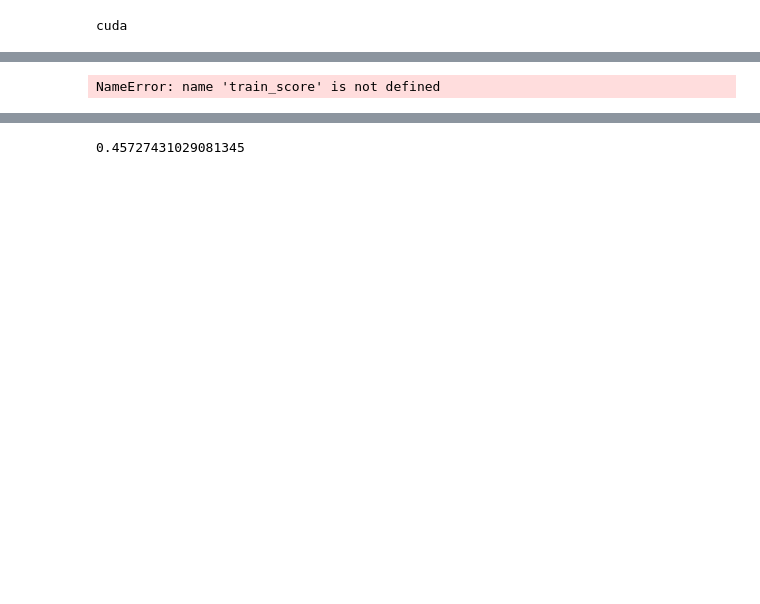
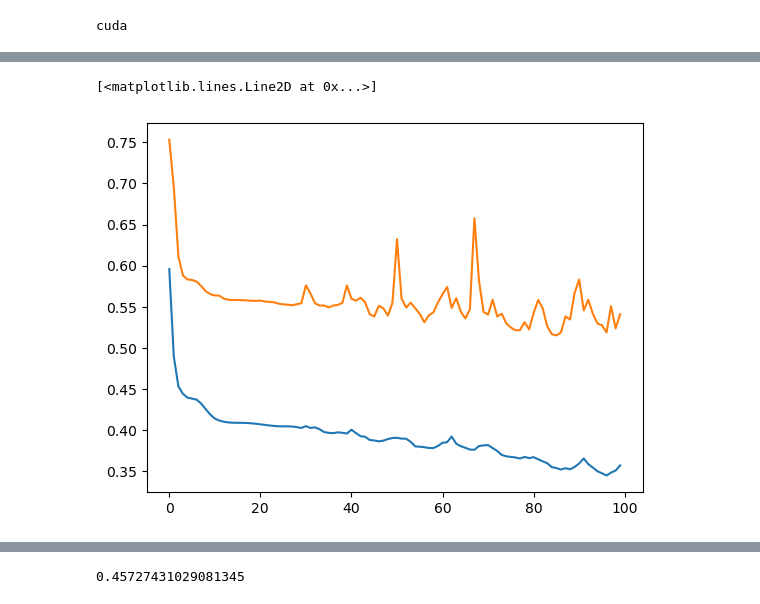
Before and after one commit to christatsao/ocelot, a Jupyter notebook: notebooks/JL_notebook_1.ipynb, the cells around one changed output, grey strips where cells are left out. Saved outputs shown, nothing was run; the diff lists cells and outputs as text; code cells hidden in the pictures; blank space fills up the shorter version.

```diff
--- a/notebooks/JL_notebook_1.ipynb
+++ b/notebooks/JL_notebook_1.ipynb
@@ -64,7 +101,7 @@ def tiss_training_loop(
     device,
     epochs,
     batch_size:         int = 128,
-    learning_rate:      float = 0.1,
+    learning_rate:      float = 0.01,
     val_percent:        float = 0.2,
     amp:                bool = False,
     weight_decay:       float = 1e-3,
@@ -72,6 +109,7 @@ def tiss_training_loop(
     gradient_clipping:  float = 1.0,
     image_transforms = transf.Compose([transf.Resize((128,128)), transf.ToTensor()]),
     mask_transforms = transf.Compose([transf.Resize((128,128)), transf.ToTensor(), PixelThreshold(lower_thresh=1, upper_thresh=255)]),
+    filepath = None
 ):
     #Loading our data, performing necessary splits (update with test set in future), and send to loader
     print("Loading Ocelot dataset...")
@@ -112,8 +150,9 @@ def tiss_training_loop(
     #Only for AMP. prevents loss of values due to switch between multiple formats
     grad_scaler = torch.cuda.amp.grad_scaler.GradScaler(enabled=amp)
     model.to(device)
-    val_loss_metric = []
-    train_loss_metric = []
+    val_losses = []
+    train_losses = []
+    best_val = 0
 
     #Begin training
     for epoch in range(epochs):
@@ -156,28 +195,34 @@ def tiss_training_loop(
 
             #Calculate train loss
             train_loss = epoch_loss/N_batches_train
-            train_loss_metric.append(train_loss)
+            train_losses.append(train_loss)
 
-            #Move on to evaluation
-            val_loss = evaluate(model, val_loader, device, amp=False) #TODO: UPDATE EVALUATION METHOD FOR MULTICLASS
+            #Move on to validation loss
+            val_loss = fevaluate(model, val_loader, device, amp=False) #TODO: UPDATE EVALUATION METHOD FOR MULTICLASS
+
             print(f"Val loss:   {val_loss}")
             print(f"Train loss: {train_loss}")
+
             scheduler.step()
 
-            val_loss_metric.append(val_loss)
+            val_losses.append(val_loss)
 
             #TODO: Deepcopy and save the model with WORST/best? val accuracy
-
-    return train_loss_metric, val_loss_metric
+            if val_loss < best_val:
+                best_val = val_loss
+                best_trained_model=copy.deepcopy(model.state_dict())
+                torch.save(best_trained_model, filepath) if filepath else None
+    return train_losses, val_losses
 
 train_score, val_score = tiss_training_loop(model=model,
                            device=my_device,
-                           epochs=2,
+                           epochs=100,
                            batch_size=32,
                            amp=False,
                            val_percent=0.2,
                            mask_transforms=mask_transforms,
-                           image_transforms=image_transforms)
+                           image_transforms=image_transforms,
+                           filepath = PROJECT_ROOT + "/models" + '/best_trained_tiss_model.pt')
 # %% [output]
 Loading Ocelot dataset...
 Found 400 data samples.
@@ -188,9 +252,9 @@ Train loss: 0.4458188533782959
 # %%
-#plt.plot(train_score)
-#plt.plot(val_score)
-#print(len(train_score))
+plt.plot(train_score)
+plt.plot(val_score)
 # %% [output]
-NameError: name 'train_score' is not defined
+[<matplotlib.lines.Line2D at 0x...>]
+[figure, added]
 # %%
 image_transforms = transf.Compose([transf.Resize((128,128)), transf.ToTensor()])
 mask_transforms = transf.Compose([transf.Resize((128,128)), transf.ToTensor(), PixelThreshold(lower_thresh=1, upper_thresh=255)])
```
Also changed, not shown: parts of 4 cells of this notebook.
